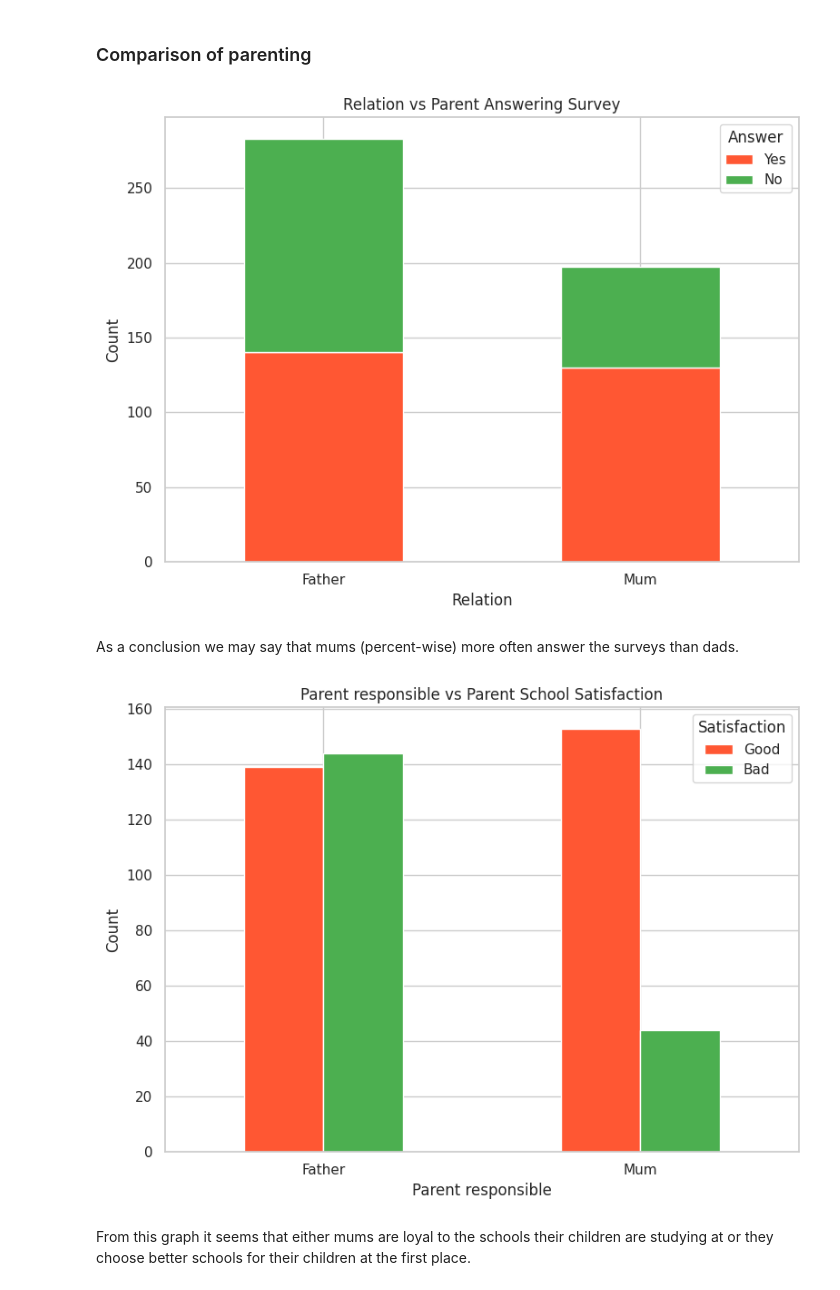
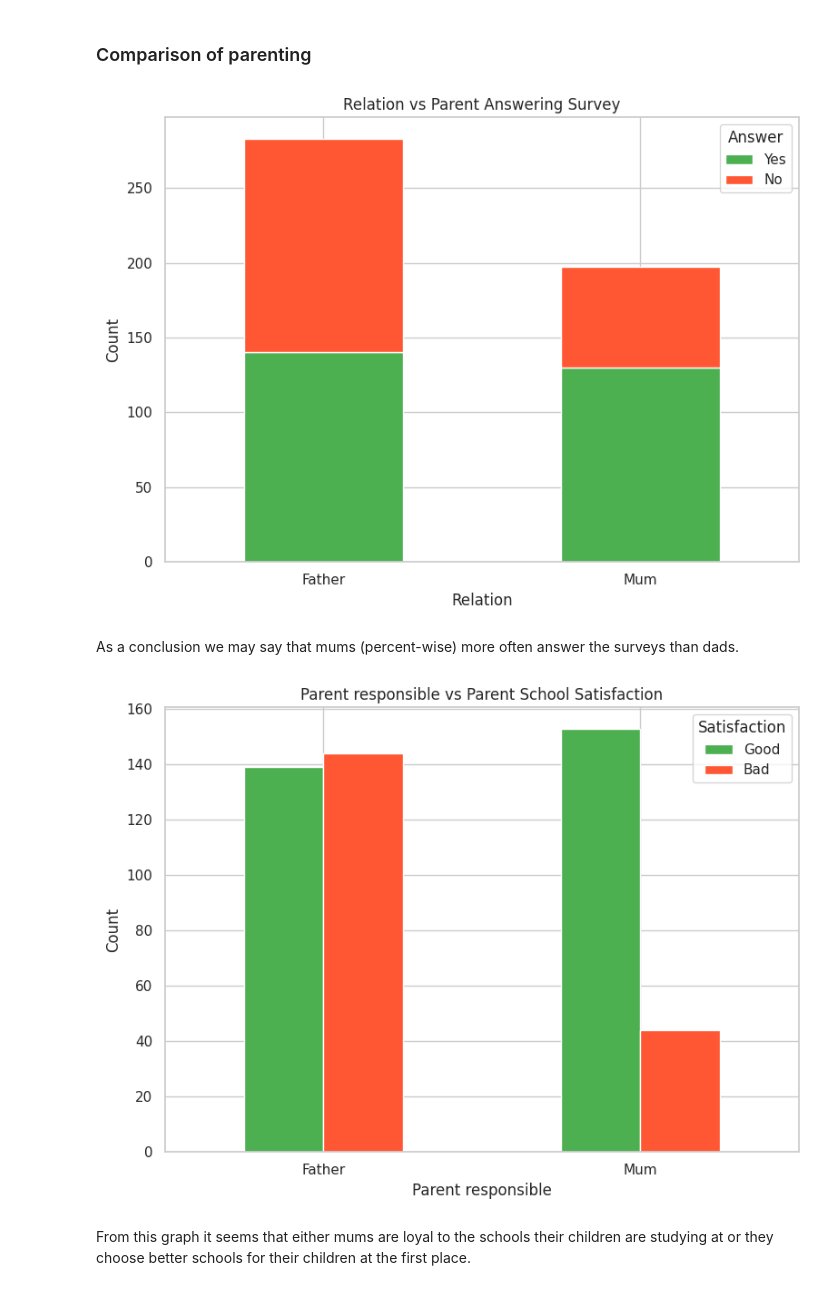
Before and after one commit to vasia-korz/ml_case_study, a Jupyter notebook: attribute_analysis.ipynb, the cells around one changed output. Drawn from its saved outputs; the diff is of its cells as text; code cells hidden in the pictures.

```diff
--- a/attribute_analysis.ipynb
+++ b/attribute_analysis.ipynb
@@ -615,25 +615,25 @@ plt.show()
 ### Comparison of parenting
 # %%
 contingency_table = pd.crosstab(df['Relation'], df['ParentAnsweringSurvey'])
-contingency_table[['Yes', 'No']].plot(kind='bar', stacked=True, figsize=(8, 6), color=[degree_color_palette[0], degree_color_palette[2]])
+contingency_table[['Yes', 'No']].plot(kind='bar', stacked=True, figsize=(8, 6), color=[degree_color_palette[2], degree_color_palette[0]])
 
 plt.xlabel('Relation')
 plt.ylabel('Count')
 plt.title('Relation vs Parent Answering Survey')
 
 plt.legend(title='Answer')
 plt.xticks(rotation=0)
 
 plt.tight_layout()
 plt.show()
 # %% [output]
-[figure, old version]
+[figure, new version]
 # %% [markdown]
 As a conclusion we may say that mums (percent-wise) more often answer the surveys than dads.
 # %%
 contingency_table = pd.crosstab(df['Relation'], df['ParentschoolSatisfaction'])
 contingency_table = contingency_table[['Good', 'Bad']]
-contingency_table.plot(kind='bar', figsize=(8, 6), color=[degree_color_palette[0], degree_color_palette[2]])
+contingency_table.plot(kind='bar', figsize=(8, 6), color=[degree_color_palette[2], degree_color_palette[0]])
 
 plt.xlabel('Parent responsible')
 plt.ylabel('Count')
@@ -644,7 +644,7 @@ plt.xticks(rotation=0)
 plt.tight_layout()
 plt.show()
 # %% [output]
-[figure, old version]
+[figure, new version]
 # %% [markdown]
 From this graph it seems that either mums are loyal to the schools their children are studying at or they choose better schools for their children at the first place.
 # %%
```
Also changed, not shown: parts of 4 cells of this notebook.
